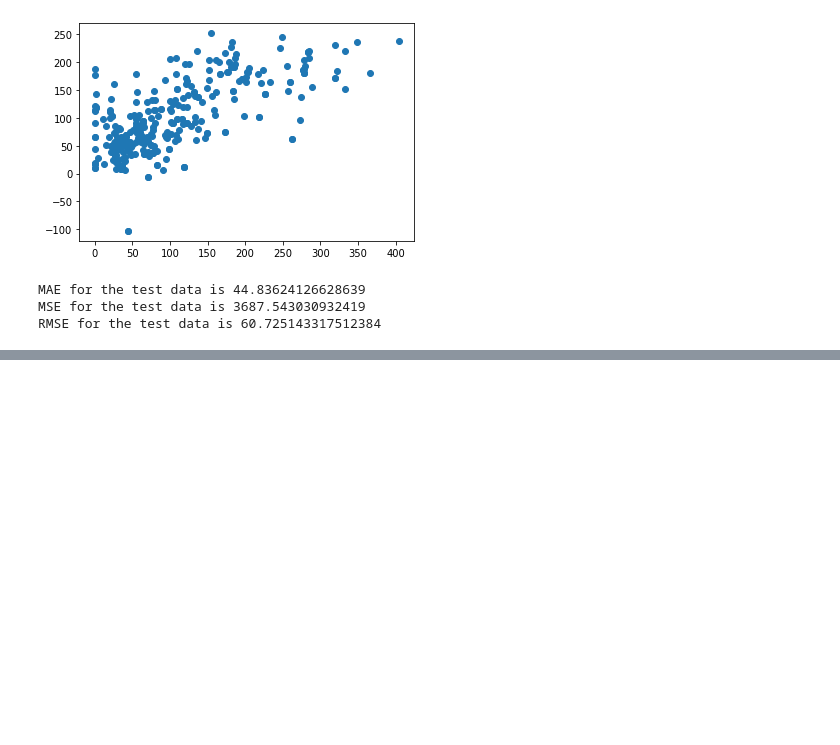
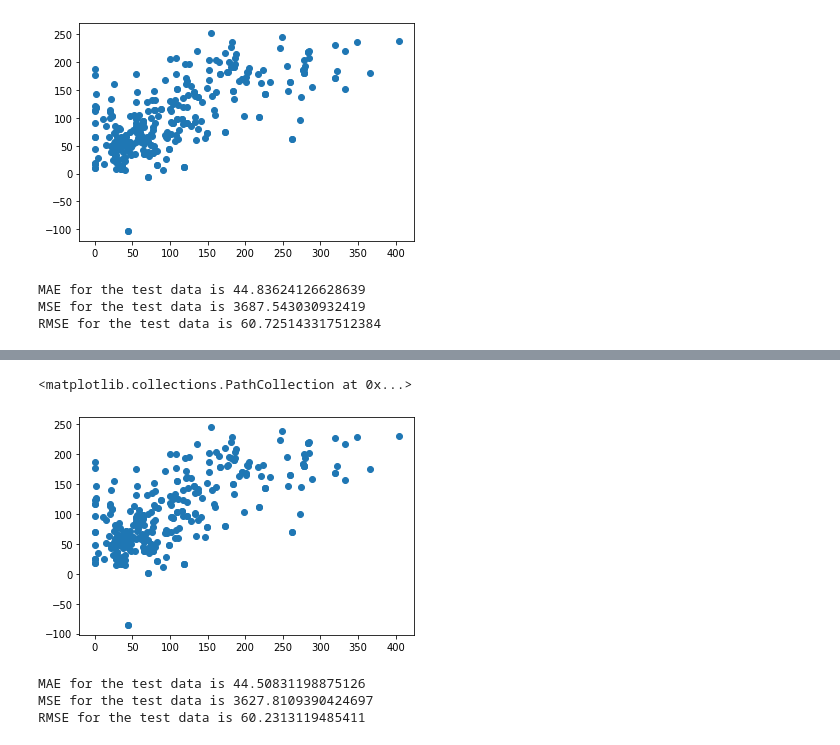
Before and after one commit to Bhaveshsalvi/Air-Quality-Index-Prediction, a Jupyter notebook: Linear Regression.ipynb, the cells around one changed output, grey strips where cells are left out. Saved outputs shown, nothing was run; the diff lists cells and outputs as text; code cells hidden in the pictures; blank space fills up the shorter version.

```diff
--- a/Linear Regression.ipynb
+++ b/Linear Regression.ipynb
@@ -200,0 +269,13 @@ pickle.dump(regressor,file)
+# %%
+plt.scatter(y_test,prediction1)
+# %% [output]
+<matplotlib.collections.PathCollection at 0x...>
+[figure, added]
+# %%
+print("MAE for the test data is {}".format(metrics.mean_absolute_error(y_test,prediction1)))
+print("MSE for the test data is {}".format(metrics.mean_squared_error(y_test,prediction1)))
+print("RMSE for the test data is {}".format(np.sqrt(metrics.mean_squared_error(y_test,prediction1))))
+# %% [output]
+MAE for the test data is 44.50831198875126
+MSE for the test data is 3627.8109390424697
+RMSE for the test data is 60.2313119485411
```
Also changed, not shown: parts of 16 cells of this notebook, 9 other files.
